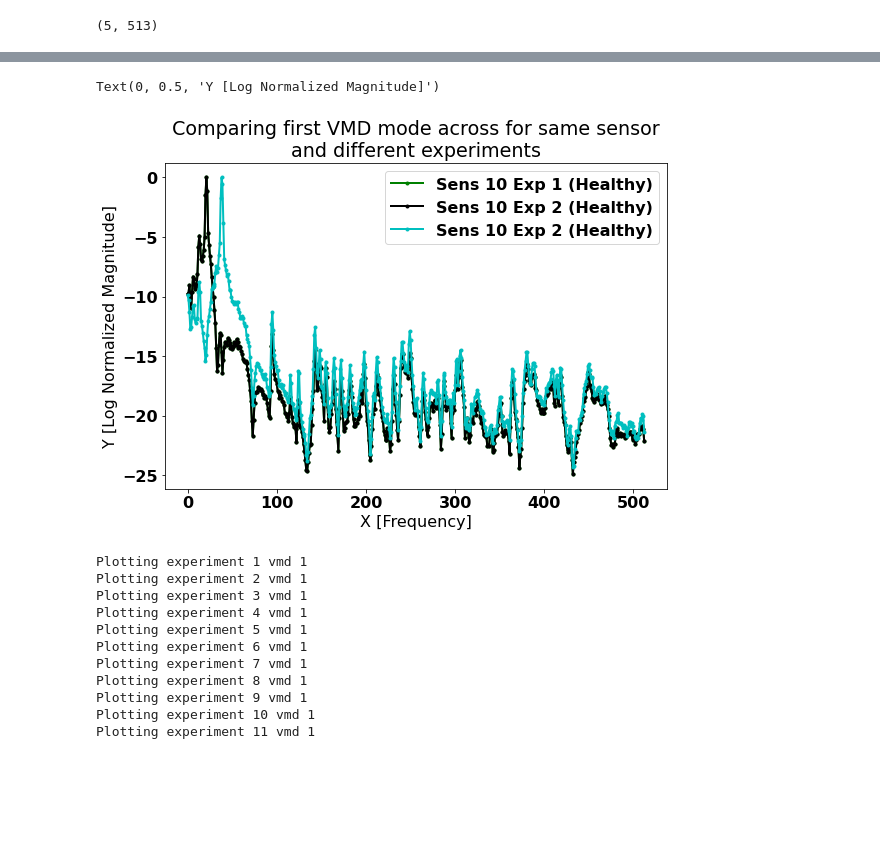
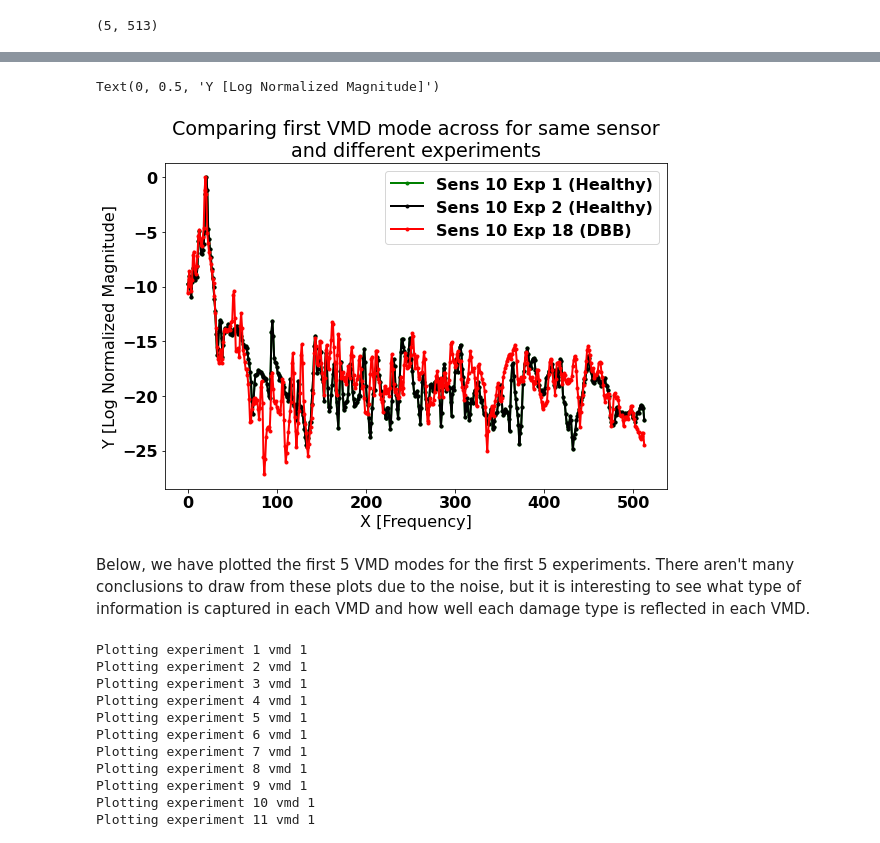
Before and after one commit to sjmluo/Contextually_Situated_Anomaly_Detection, a Jupyter notebook: notebook_demonstrations/offline/end2end.ipynb, the cells around one changed output, grey strips where cells are left out. Cells and saved outputs as stored; diff of their text form; code cells hidden in the pictures; blank space fills up the shorter version.

```diff
--- a/notebook_demonstrations/offline/end2end.ipynb
+++ b/notebook_demonstrations/offline/end2end.ipynb
@@ -150,20 +162,22 @@ building_features["Sensor1"]["Experiment1"].shape # 5 vmd modes 513 long each
 # %%
 plt.figure(figsize=(9,6))
 plt.plot(building_features['Sensor10']['Experiment1'][0,:],'g.-',linewidth=2,label='Sens 10 Exp 1 (Healthy)')
 plt.plot(building_features['Sensor10']['Experiment2'][0,:],'k.-',linewidth=2,label='Sens 10 Exp 2 (Healthy)')
-plt.plot(building_features['Sensor10']['Experiment3'][0,:],'c.-',linewidth=2,label='Sens 10 Exp 2 (Healthy)')
+#plt.plot(building_features['Sensor10']['Experiment3'][0,:],'c.-',linewidth=2,label='Sens 10 Exp 2 (Healthy)')
 #plt.plot(building_features['Sensor10']['Experiment13'][0,:],'m+-',linewidth=2,label='Sens 10 Exp 13 (DBO)')
 
-#plt.plot(building_features['Sensor10']['Experiment18'][0,:],'r.-',linewidth=2,label='Sens 10 Exp 18 (DBB)')
+plt.plot(building_features['Sensor10']['Experiment18'][0,:],'r.-',linewidth=2,label='Sens 10 Exp 18 (DBB)')
 #plt.plot(building_features['Sensor10']["Experiment23"][0,:], 'b.-',linewidth=2, label="Exp23 (DBB)")
 plt.title('Comparing first VMD mode across for same sensor\nand different experiments');
 plt.legend()
 
 plt.xlabel('X [Frequency]')
 plt.ylabel('Y [Log Normalized Magnitude]')
 # %% [output]
 Text(0, 0.5, 'Y [Log Normalized Magnitude]')
-[figure, old version]
+[figure, new version]
+# %% [markdown]
+Below, we have plotted the first 5 VMD modes for the first 5 experiments. There aren't many conclusions to draw from these plots due to the noise, but it is interesting to see what type of information is captured in each VMD and how well each damage type is reflected in each VMD.
 # %%
 # some more visualisations: EXPERIMENTS
 # 1. Are First, second, third, fourth, fifth VMD modes the same among the same damage type?
```
Also changed, not shown: parts of 27 cells of this notebook, 1 other file.
